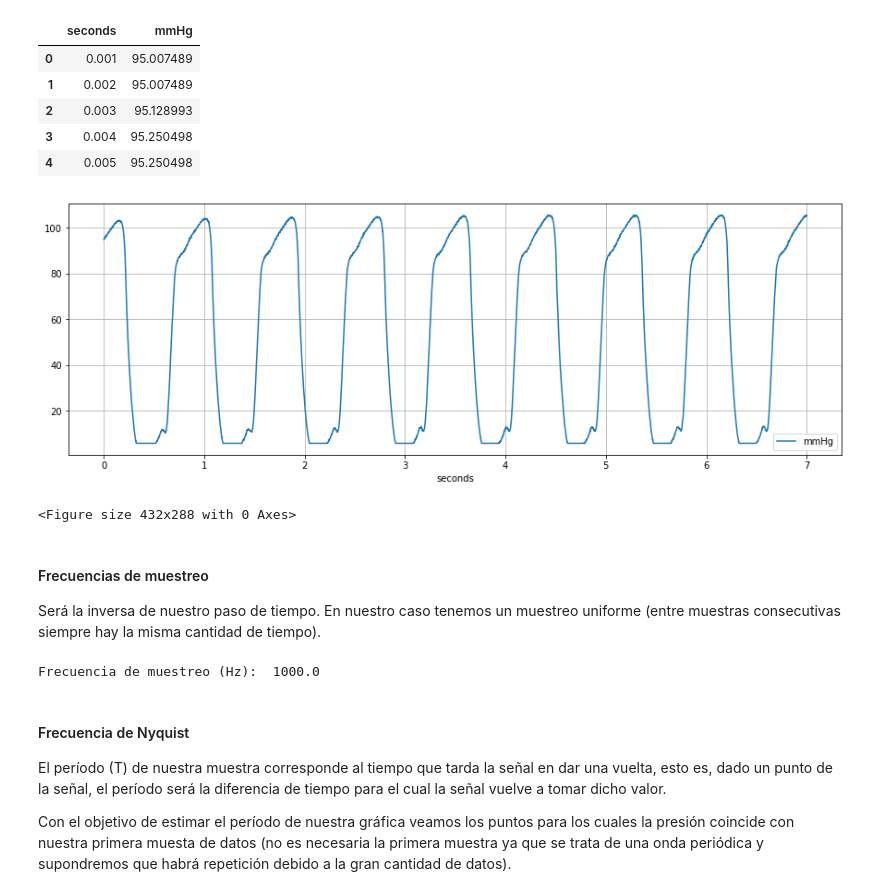
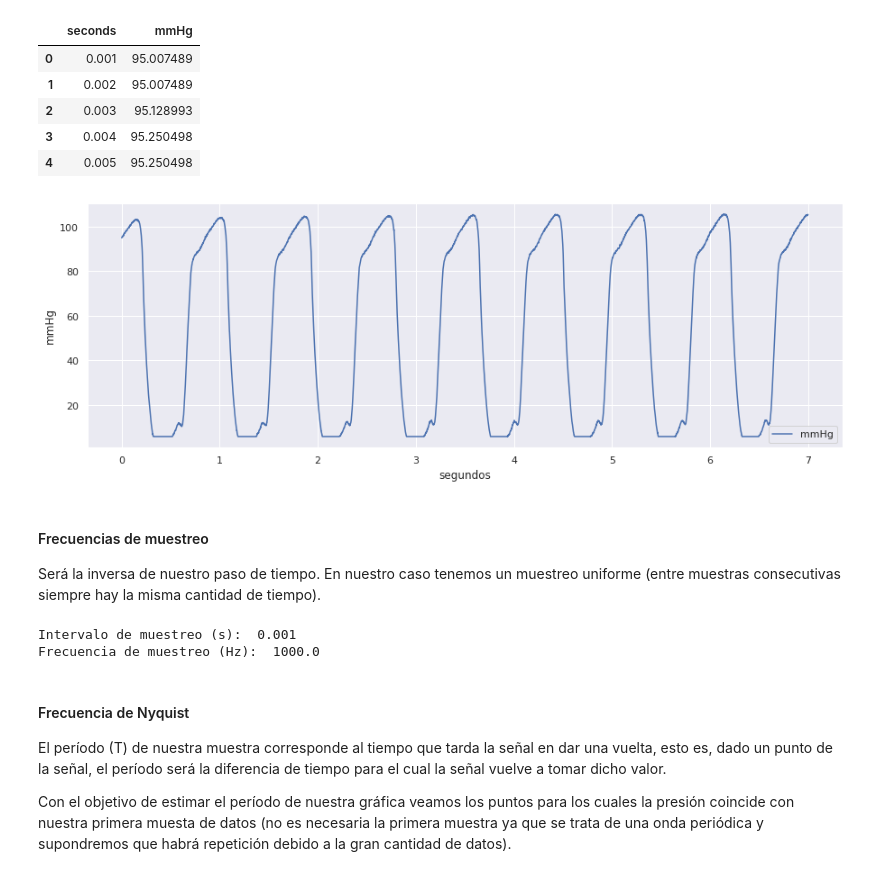
Before and after one commit to feliux/physics_projects, a Jupyter notebook: image_processing/1_transduccion/1_Transduccion_Analogico_Digital.ipynb, the cells around one changed output. Saved outputs shown, nothing was run; the diff lists cells and outputs as text; code cells hidden in the pictures.

```diff
--- a/image_processing/1_transduccion/1_Transduccion_Analogico_Digital.ipynb
+++ b/image_processing/1_transduccion/1_Transduccion_Analogico_Digital.ipynb
@@ -34,9 +34,20 @@ Archivo de texto con dos columnas `1800031_PSentronMP.dat`; tiempo en segundos y
 import pandas as pd
 import numpy as np
 import matplotlib.pyplot as plt
+import statsmodels.api as sm
+import seaborn as sns
+
+%matplotlib inline
+sns.set_theme(style="darkgrid")
+
+# Data
+DATA_PATH = "data/"
+
+# Figures
+FIGURES_PATH = "figures/"
 
 df = pd.read_csv(
-    "1_d1800031_PSentronMP.dat",
+    DATA_PATH + "1_d1800031_PSentronMP.dat",
     names=["seconds", "mmHg"]
 )
 
@@ -48,27 +59,30 @@ df.head()
 | 2 | 0.003 | 95.128993 |
 | 3 | 0.004 | 95.250498 |
 | 4 | 0.005 | 95.250498 |
-# %%
-df.plot(
-    x="seconds",
-    y="mmHg",
-    kind="line",
-    figsize=(15, 5),
-    grid=True
-)
-plt.show()
-plt.savefig("plot_mmhg_vs_tiempo.png")
-# %% [output]
-[figure, removed]
-<Figure size 432x288 with 0 Axes>
+# %%
+plt.figure(figsize = (15, 5))
+plt.plot(df["seconds"], df["mmHg"], label="mmHg")
+plt.xlabel("segundos")
+plt.ylabel("mmHg")
+plt.legend()
+plt.grid(True)
+plt.savefig(FIGURES_PATH + "plot_mmhg_vs_tiempo.png")
+plt.show()
+# %% [output]
+[figure, added]
 # %% [markdown]
 #### Frecuencias de muestreo
 
 Será la inversa de nuestro paso de tiempo. En nuestro caso tenemos un muestreo uniforme (entre muestras consecutivas siempre hay la misma cantidad de tiempo).
-# %%
-print("Frecuencia de muestreo (Hz): ", 1 / (df.loc[1, "seconds"] - df.loc[0, "seconds"]))
-# %% [output]
-Frecuencia de muestreo (Hz):  1000.0
+# %%
+intervalo_muestreo = df.loc[1, "seconds"] - df.loc[0, "seconds"]
+f_muestreo = 1 / intervalo_muestreo
+
+print("Intervalo de muestreo (s): ", intervalo_muestreo)
+print("Frecuencia de muestreo (Hz): ", f_muestreo)
+# %% [output]
+Intervalo de muestreo (s):  0.001
+Frecuencia de muestreo (Hz):  1000.0
 # %% [markdown]
 #### Frecuencia de Nyquist
 
```
Also changed, not shown: parts of 8 cells of this notebook, 26 other files.
